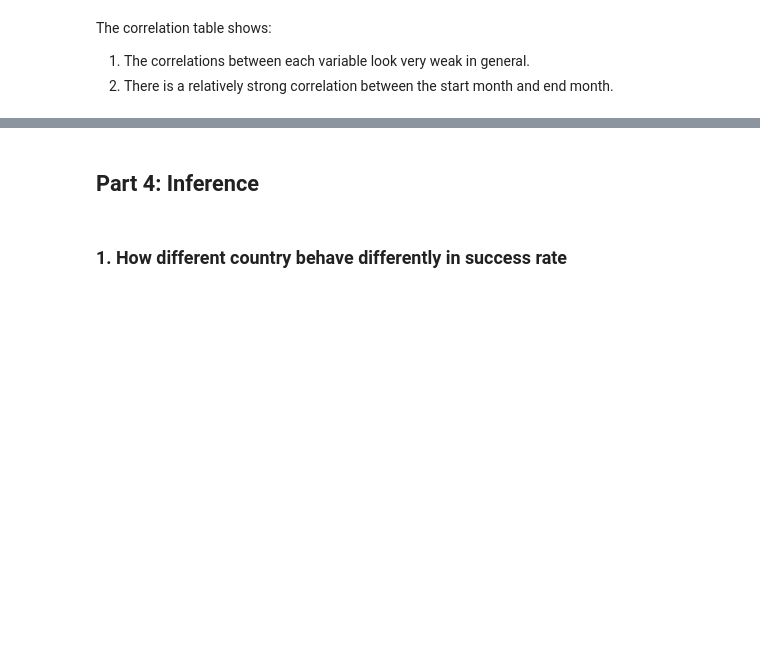
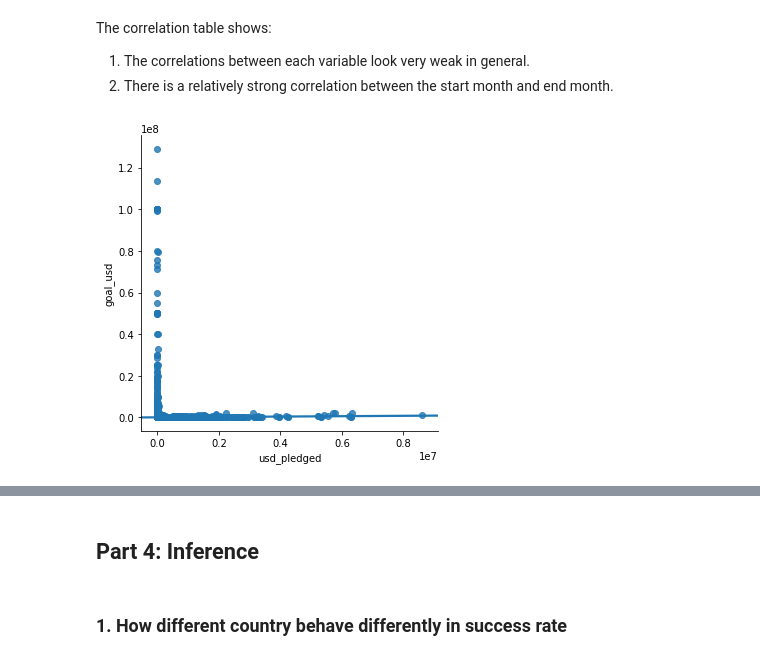
Before and after one commit to qxia2/DAV.5400, a Jupyter notebook: R_Xia_Project 2_assn.ipynb, the cells around one changed output, grey strips where cells are left out. Drawn from its saved outputs; the diff is of its cells as text; code cells hidden in the pictures; blank space fills up the shorter version.

```diff
--- a/R_Xia_Project 2_assn.ipynb
+++ b/R_Xia_Project 2_assn.ipynb
@@ -165,3 +165,12 @@ The correlation table shows:
 
 1. The correlations between each variable look very weak in general.
 2. There is a relatively strong correlation between the start month and end month.
+# %%
+# Slice the series of 'usd_pledged', and 'goal_usd' within successful cases.
+dfg = df[['usd_pledged','goal_usd']]
+dfg.head(5)
+
+# Draw a scatter plot use seaborn 'sns.lmplot' function.
+bx = sns.lmplot(x= 'usd_pledged', y='goal_usd', data=dfg)
+# %% [output]
+[figure, added]
```
Also changed, not shown: parts of 5 cells of this notebook.
